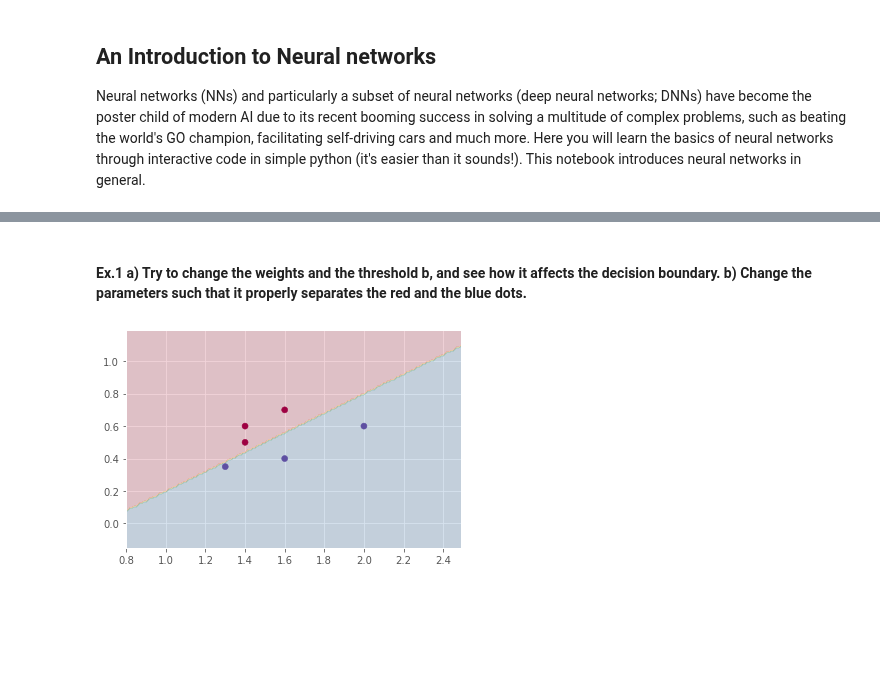
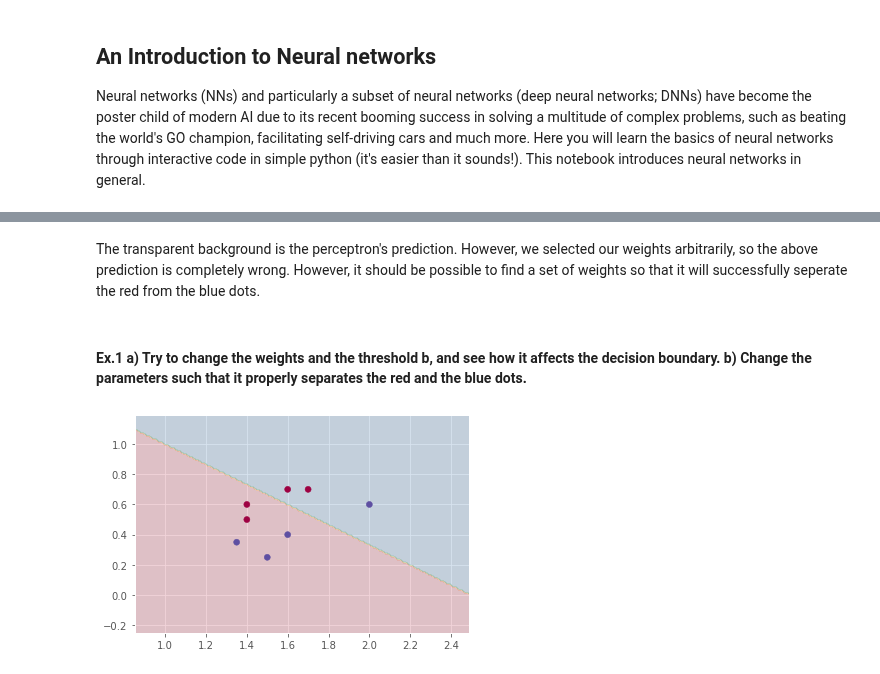
Before and after one commit to oercompbiomed/CBM101, a Jupyter notebook: H_Neural_Networks/1_Introduction_to_Neural_Networks.ipynb, the cells around one changed output, grey strips where cells are left out. Drawn from its saved outputs; the diff is of its cells as text; code cells hidden in the pictures; blank space fills up the shorter version.

```diff
--- a/H_Neural_Networks/1_Introduction_to_Neural_Networks.ipynb
+++ b/H_Neural_Networks/1_Introduction_to_Neural_Networks.ipynb
@@ -32,9 +30,9 @@ def perceptron(inputs, weights, b=1):
     weights : The weights connecting n1 and n2 to the output neuron (list)
     b       : The threshold below which the postsynaptic neuron won't fire (number)
     """
-    n1, n2 = inputs
+    in1, in2 = inputs
     w1, w2 = weights
-    s = n1*w1 + n2*w2
+    s = in1*w1 + in2*w2
     return activation(s, b)
 # %%
 # Are you able to make a perceptron that takes 3 inputs? What about an arbitrary number of inputs?
@@ -52,8 +42,8 @@ So what's so special about this network? Well, let's see what it is able to do w
 # %%
 import pandas as pd
-df = pd.DataFrame({"Weight":[1.4, 1.6, 1.6, 2,  1.4,  1.3],
-                   "Length":[.6,  .4,  .7,  .6,  .5,   .35],
-                   "Class" :[0,    1,  0,  1,    0,     1]})
+df = pd.DataFrame({"Weight":[1.4, 1.6, 1.6, 2,  1.4,  1.35, 1.5,  1.7],
+                   "Length":[.6,  .4,  .7,  .6,  .5,   .35, .25, 0.7],
+                   "Class" :[0,    1,  0,  1,    0,     1,   1,   0]})
 df
 # %% [output]
 |  | Weight | Length | Class |
@@ -83,10 +80,5 @@ Is it possible for our perceptron to learn the difference between the cod and th
 # %%
 # Modified from https://scikit-learn.org/stable/auto_examples/neighbors/plot_classification.html#sphx-glr-download-auto-examples-neighbors-plot-classification-py
-
-X = df.drop(labels=["Class"], axis=1).values
-
-weights = [.6, 0]
-b = 1
 
 def plot_decision(clf, weights, b):
 
@@ -94,10 +86,8 @@ def plot_decision(clf, weights, b):
     # Generate a grid of points with distance h between them
     xx, yy = np.meshgrid(np.arange(x_min, x_max, h), np.arange(y_min, y_max, h))
     # Make a prediction for every (weight, length) pair
-    Z = list(map(lambda p: clf(p, weights, b), np.c_[xx.ravel(), yy.ravel()]))
+    Z = list(map(lambda x: clf(x, weights, b), np.c_[xx.ravel(), yy.ravel()]))
     Z = np.array(Z).reshape(xx.shape)
     # Plot the contour and training examples
     plt.contourf(xx, yy, Z, alpha=0.2, cmap=plt.cm.Spectral)
     plt.scatter(X[:, 0], X[:, 1], c=df.Class, cmap=plt.cm.Spectral)
-
-plot_decision(perceptron, weights, b)
@@ -105,0 +94,5 @@ plot_decision(perceptron, weights, b)
+# %%
+weights = [.4, .6]
+b = 1
+
+plot_decision(perceptron, weights=weights, b=b)
@@ -106,10 +101,10 @@ plot_decision(perceptron, weights, b)
+# %% [markdown]
+The transparent background is the perceptron's prediction. However, we selected our weights arbitrarily, so the above prediction is completely wrong. However, it should be possible to find a set of weights so that it will successfully seperate the red from the blue dots.
 # %% [markdown]
 #### Ex.1 a) Try to change the weights and the threshold b, and see how it affects the decision boundary. b) Change the parameters such that it properly separates the red and the blue dots.
 # %%
 ## your code here
-## one solution:
-weights = [.6, -1]; b = .4
 
 plot_decision(perceptron, weights, b)
 # %% [output]
-[figure, old version]
+[figure, new version]
```
Also changed, not shown: parts of 24 cells of this notebook.
